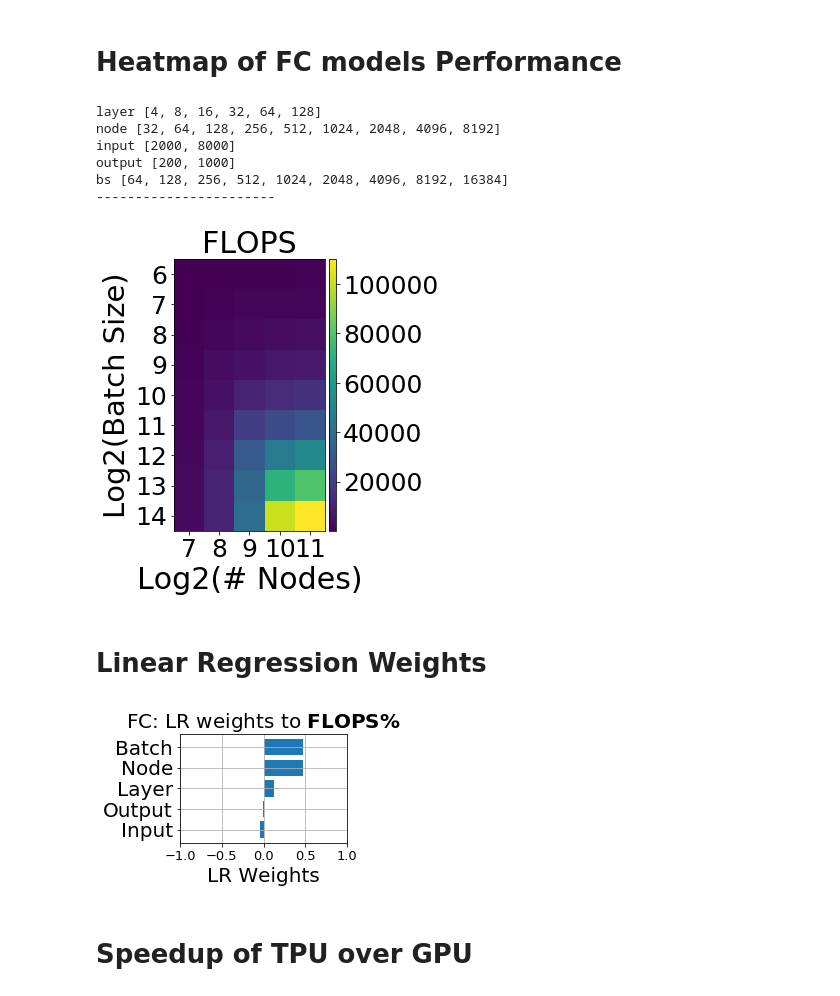
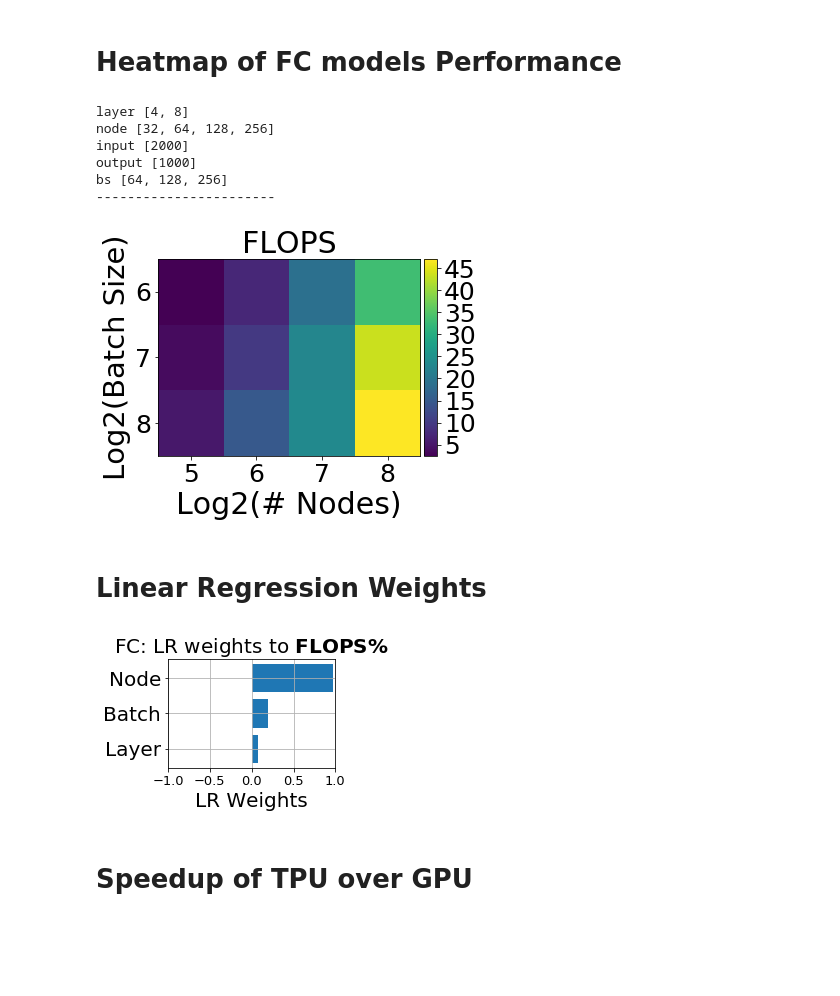
Before and after one commit to Emma926/paradnn, a Jupyter notebook: scripts/plotting/Demo.ipynb, the cells around one changed output. Cells and saved outputs as stored; diff of their text form; code cells hidden in the pictures; blank space fills up the shorter version.

```diff
--- a/scripts/plotting/Demo.ipynb
+++ b/scripts/plotting/Demo.ipynb
@@ -12,33 +12,34 @@ colors = sns.color_palette("hls", n_colors=11)
 # %% [markdown]
 # Heatmap of FC models Performance
 # %%
-r = {'node':[128, 256, 512, 1024, 2048, 4096, 8192],
-     'layer': [64],
+r = {'node':[32, 64, 128, 256, 512, 1024, 2048, 4096, 8192],
+     'layer': [4],
      'input':[2000],
      'output':[1000],
      'bs':[64, 128, 256, 512, 1024, 2048, 4096, 8192, 16384]}
 
-d = get_data('tpu_fc')
+# replace your json file name here
+d = get_data('fc_cpu_float32')
 get_range(d['labels'])
 d1 = filter_data(r, d)
 f = make_heatmap(d1['labels'], d1['flops'],
                 dim=['node', 'bs','layer'],
                 title=r'FLOPS')
 # %% [output]
-layer [4, 8, 16, 32, 64, 128]
-node [32, 64, 128, 256, 512, 1024, 2048, 4096, 8192]
-input [2000, 8000]
-output [200, 1000]
-bs [64, 128, 256, 512, 1024, 2048, 4096, 8192, 16384]
+layer [4, 8]
+node [32, 64, 128, 256]
+input [2000]
+output [1000]
+bs [64, 128, 256]
 -----------------------
-[figure, old version]
+[figure, new version]
 # %% [markdown]
 # Linear Regression Weights
 # %%
 f = regression(d['labels'], d['flops'],
                title = r'FC: LR weights to $\bf{FLOPS\%}$')
 # %% [output]
-[figure, old version]
+[figure, new version]
 # %% [markdown]
 # Speedup of TPU over GPU
 # %%
```
Also changed, not shown: 4 other files.
